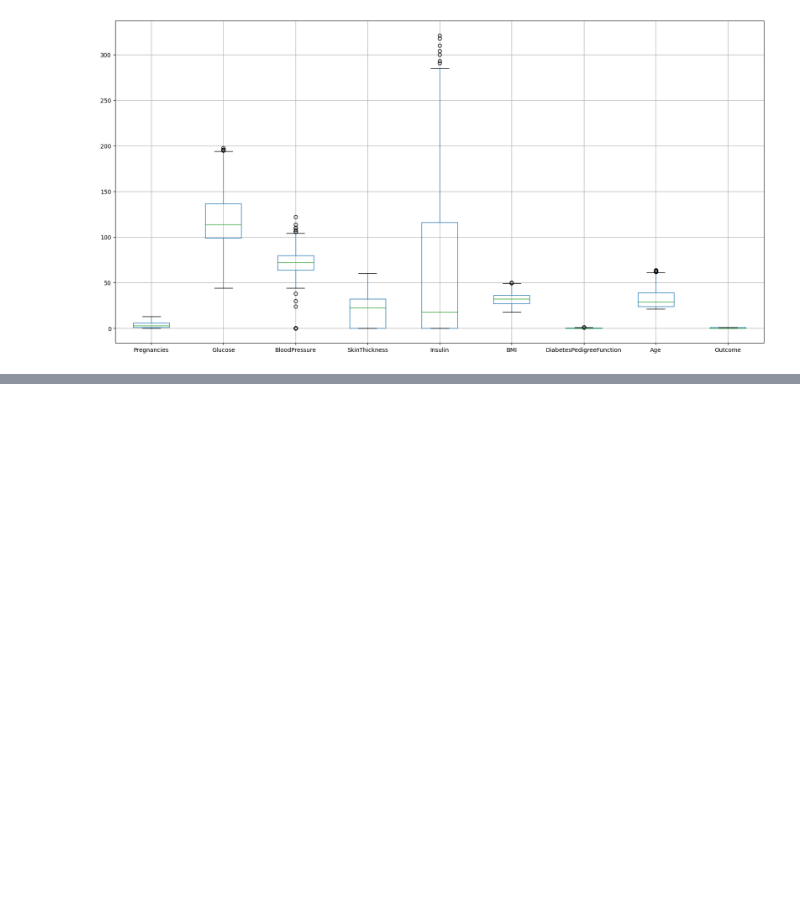
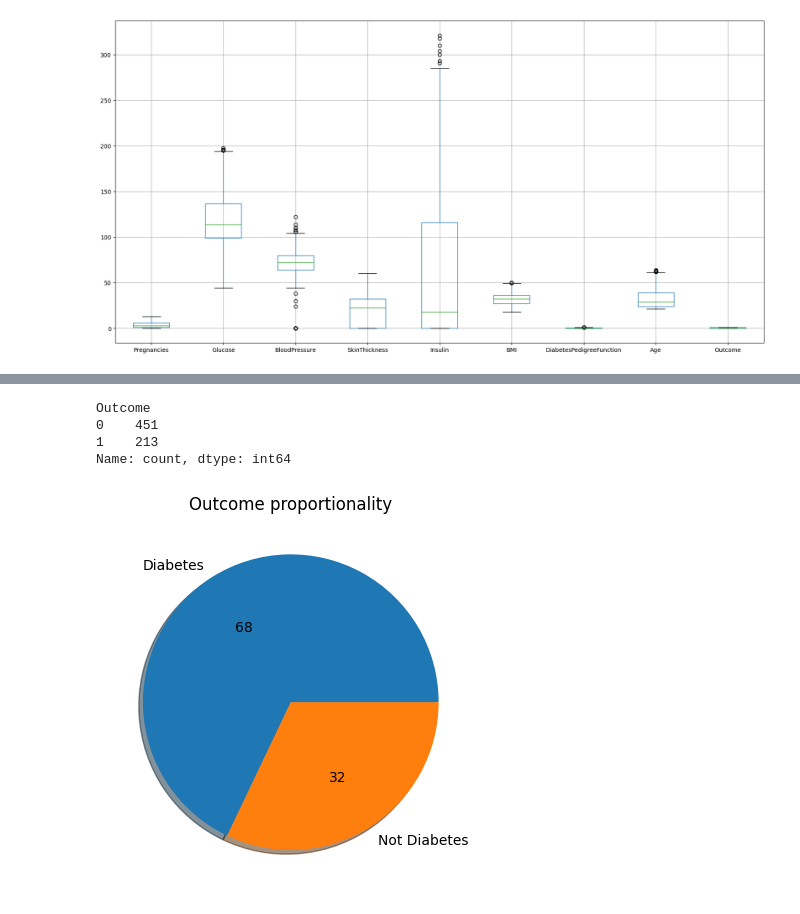
Before and after one commit to rahulyadav-7/eda_practice, a Jupyter notebook: notebooks/diabetes.ipynb, the cells around one changed output, grey strips where cells are left out. Saved outputs shown, nothing was run; the diff lists cells and outputs as text; code cells hidden in the pictures; blank space fills up the shorter version.

```diff
--- a/notebooks/diabetes.ipynb
+++ b/notebooks/diabetes.ipynb
@@ -176,0 +154,13 @@ Column Outcome has 0.00% outliers.
+# %%
+clean_data.Outcome.value_counts()
+# %% [output]
+Outcome
+0    451
+1    213
+Name: count, dtype: int64
+# %%
+plt.pie(clean_data.Outcome.value_counts(), labels=['Diabetes', 'Not Diabetes'], autopct='%.f', shadow=True)
+plt.title('Outcome proportionality')
+plt.show()
+# %% [output]
+[figure, added]
```
Also changed, not shown: parts of 14 cells of this notebook, 4 other files.
